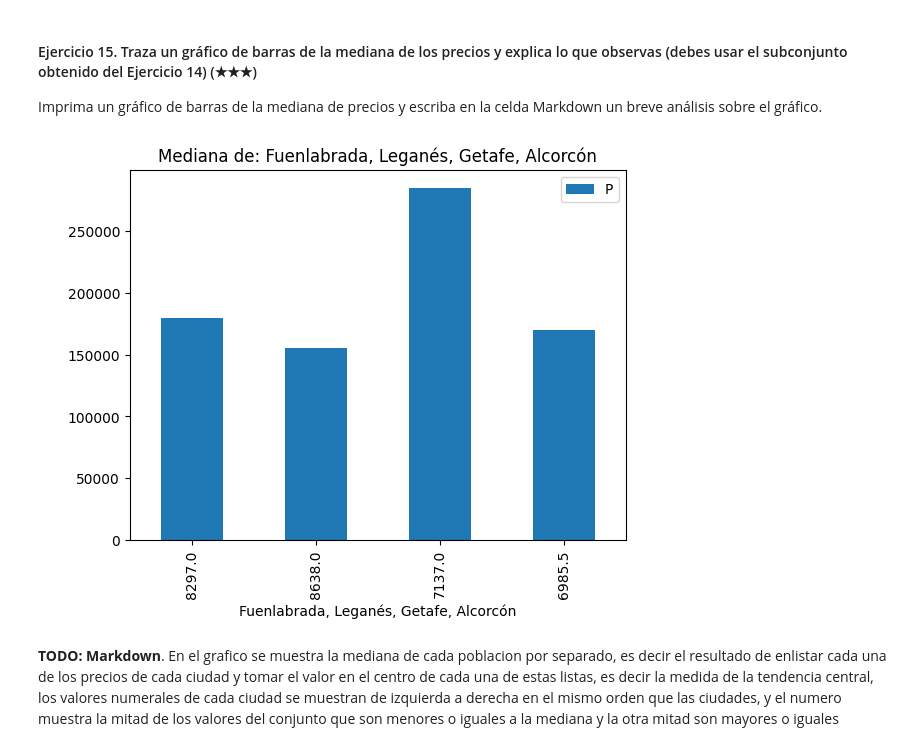
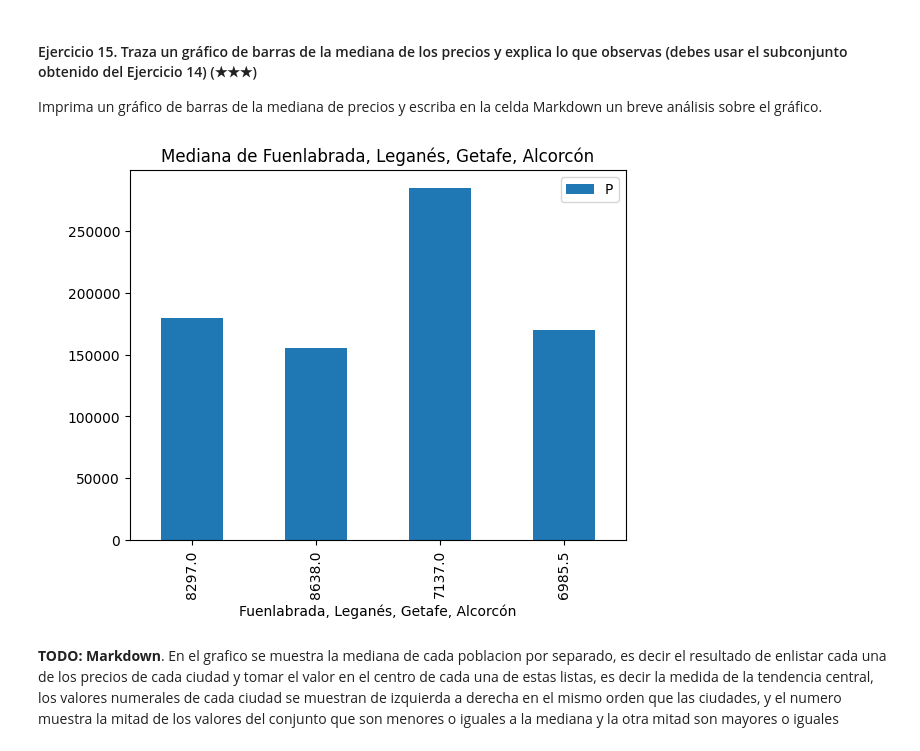
Before and after one commit to misadeep/realestate-datacleanup-exercise, a Jupyter notebook: project.es.ipynb, the cells around one changed output. Cells and saved outputs as stored; diff of their text form; code cells hidden in the pictures.

```diff
--- a/project.es.ipynb
+++ b/project.es.ipynb
@@ -479,7 +479,7 @@ Pista: Filtra el DataFrame original usando la columna `level5` y la función `is
 # TODO
 #dtype = {'level5': object}
 df = pd.read_csv('assets/real_estate.csv', sep=';')
-sd = df.squeeze()
+sd = ds.squeeze()
 df_cinturonsur = sd[sd['level5'].isin(['Fuenlabrada', 'Leganés', 'Getafe', 'Alcorcón'])]
 subpoblacionsur = df_cinturonsur.groupby('level5')
 subpoblacionsur.describe(include=[object])
@@ -509,16 +509,16 @@ Imprima un gráfico de barras de la mediana de precios y escriba en la celda Mar
 # %%
 # TODO: Code
 subpoblacionsurmediana = subpoblacionsur.median(numeric_only=True)
 subpoblacionsurmediana.plot(kind='bar', x='Unnamed: 0', y='price')
-plt.title('Mediana de: Fuenlabrada, Leganés, Getafe, Alcorcón')
+plt.title('Mediana de Fuenlabrada, Leganés, Getafe, Alcorcón')
 plt.xlabel('Fuenlabrada, Leganés, Getafe, Alcorcón')
 plt.ylabel(' ')
 plt.legend('Precio promedio de Fuenlabrada, Leganés, Getafe, Alcorcón')
 plt.show()
 #print(subpoblacionsurmean)
 #print(subpoblacionsur)
 # %% [output]
-[figure, old version]
+[figure, new version]
 # %% [markdown]
 **TODO: Markdown**. En el grafico se muestra la mediana de cada poblacion por separado, es decir el resultado de enlistar cada una de los precios de cada ciudad y tomar el valor en el centro de cada una de estas listas, es decir la medida de la tendencia central, los valores numerales de cada ciudad se muestran de izquierda a derecha en el mismo orden que las ciudades, y el numero muestra la mitad de los valores del conjunto que son menores o iguales a la mediana y la otra mitad son mayores o iguales
 # %% [markdown]
```
Also changed, not shown: parts of 2 cells of this notebook.
